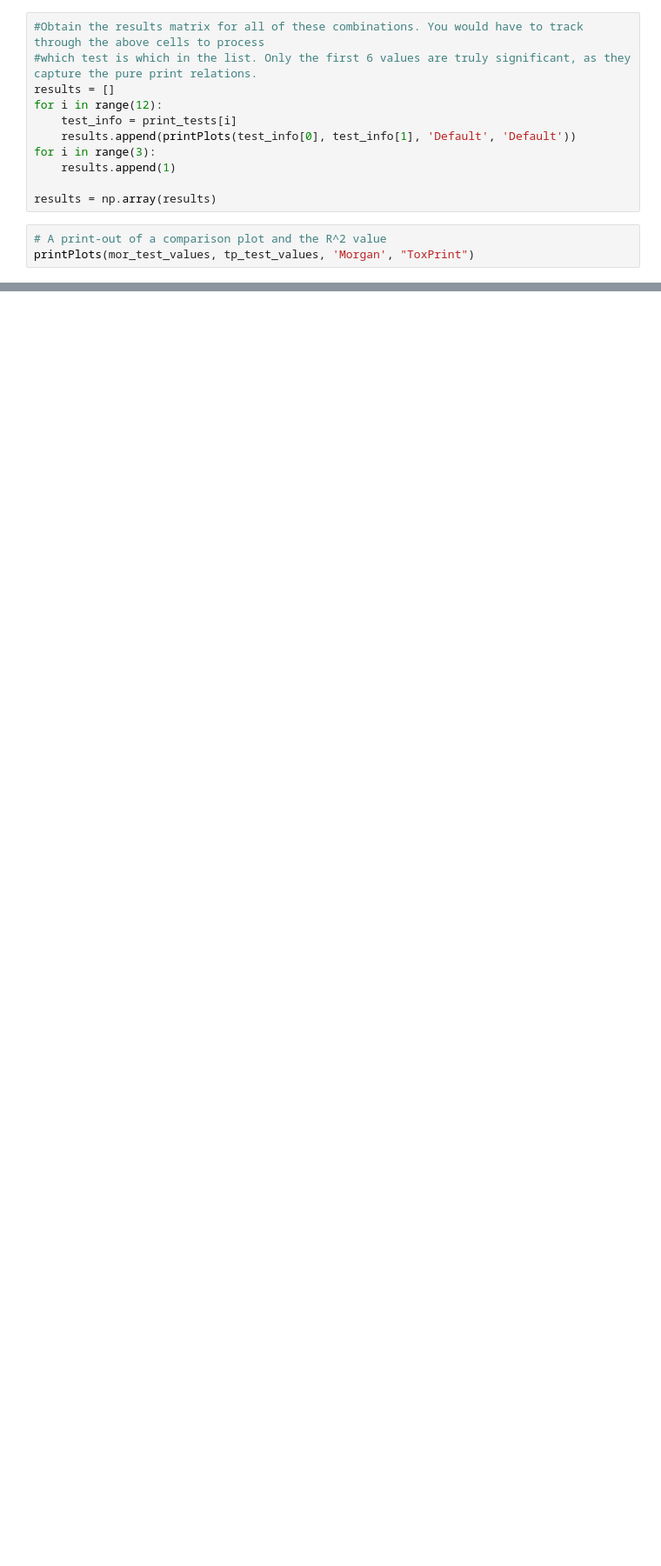
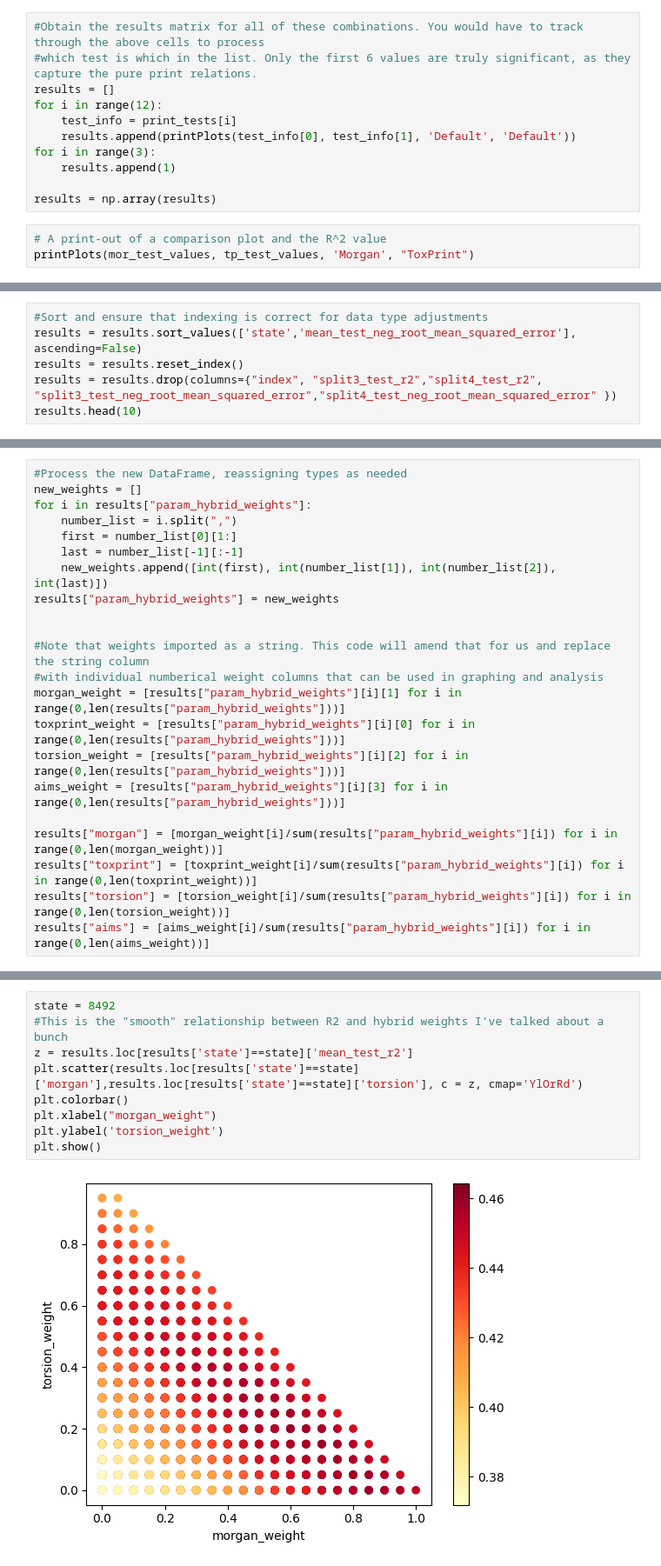
Before and after one commit to patlewig/genra-hybrid, a Jupyter notebook: notebooks/manuscript_companion.ipynb, the cells around one changed output, grey strips where cells are left out. Shown at 87% size. Saved outputs shown, nothing was run; the diff lists cells and outputs as text; blank space fills up the shorter version.

Commit message:
Additional figures update (m_c)

```diff
--- a/notebooks/manuscript_companion.ipynb
+++ b/notebooks/manuscript_companion.ipynb
@@ -2124,0 +2147,6 @@ printPlots(mor_test_values, tp_test_values, 'Morgan', "ToxPrint")
+# %%
+#Sort and ensure that indexing is correct for data type adjustments
+results = results.sort_values(['state','mean_test_neg_root_mean_squared_error'], ascending=False)
+results = results.reset_index()
+results = results.drop(columns={"index", "split3_test_r2","split4_test_r2", "split3_test_neg_root_mean_squared_error","split4_test_neg_root_mean_squared_error" })
+results.head(10)
@@ -2124,0 +2165,22 @@ printPlots(mor_test_values, tp_test_values, 'Morgan', "ToxPrint")
+# %%
+#Process the new DataFrame, reassigning types as needed
+new_weights = []
+for i in results["param_hybrid_weights"]:
+    number_list = i.split(",")
+    first = number_list[0][1:]
+    last = number_list[-1][:-1]
+    new_weights.append([int(first), int(number_list[1]), int(number_list[2]), int(last)])
+results["param_hybrid_weights"] = new_weights
+
+
+#Note that weights imported as a string. This code will amend that for us and replace the string column
+#with individual numberical weight columns that can be used in graphing and analysis
+morgan_weight = [results["param_hybrid_weights"][i][1] for i in range(0,len(results["param_hybrid_weights"]))]
+toxprint_weight = [results["param_hybrid_weights"][i][0] for i in range(0,len(results["param_hybrid_weights"]))]
+torsion_weight = [results["param_hybrid_weights"][i][2] for i in range(0,len(results["param_hybrid_weights"]))]
+aims_weight = [results["param_hybrid_weights"][i][3] for i in range(0,len(results["param_hybrid_weights"]))]
+
+results["morgan"] = [morgan_weight[i]/sum(results["param_hybrid_weights"][i]) for i in range(0,len(morgan_weight))]
+results["toxprint"] = [toxprint_weight[i]/sum(results["param_hybrid_weights"][i]) for i in range(0,len(toxprint_weight))]
+results["torsion"] = [torsion_weight[i]/sum(results["param_hybrid_weights"][i]) for i in range(0,len(torsion_weight))]
+results["aims"] = [aims_weight[i]/sum(results["param_hybrid_weights"][i]) for i in range(0,len(aims_weight))]
@@ -2124,0 +2223,11 @@ printPlots(mor_test_values, tp_test_values, 'Morgan', "ToxPrint")
+# %%
+state = 8492
+#This is the "smooth" relationship between R2 and hybrid weights I've talked about a bunch
+z = results.loc[results['state']==state]['mean_test_r2']
+plt.scatter(results.loc[results['state']==state]['morgan'],results.loc[results['state']==state]['torsion'], c = z, cmap='YlOrRd')
+plt.colorbar()
+plt.xlabel("morgan_weight")
+plt.ylabel('torsion_weight')
+plt.show()
+# %% [output]
+[figure, added]
```
Also changed, not shown: parts of 11 cells of this notebook.
